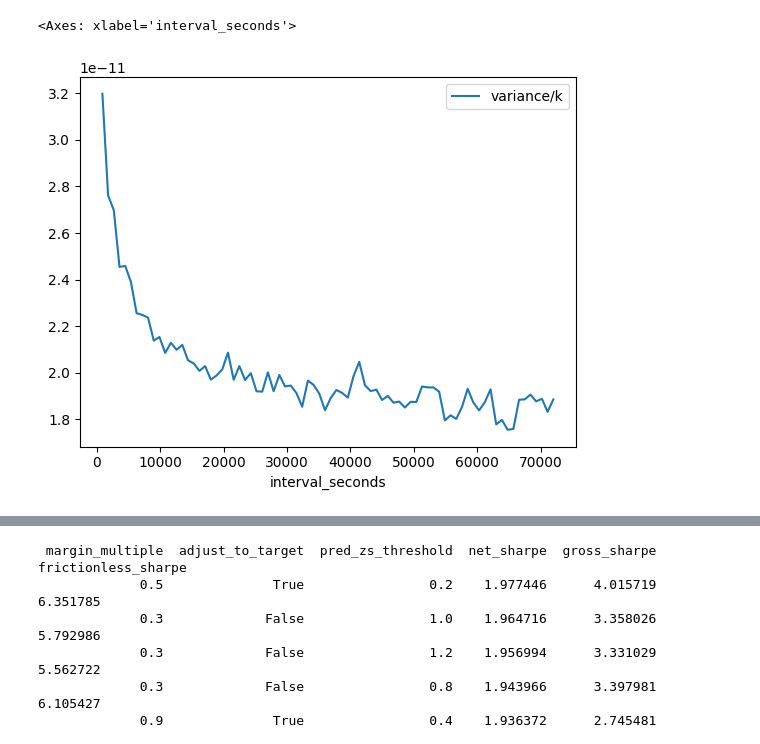
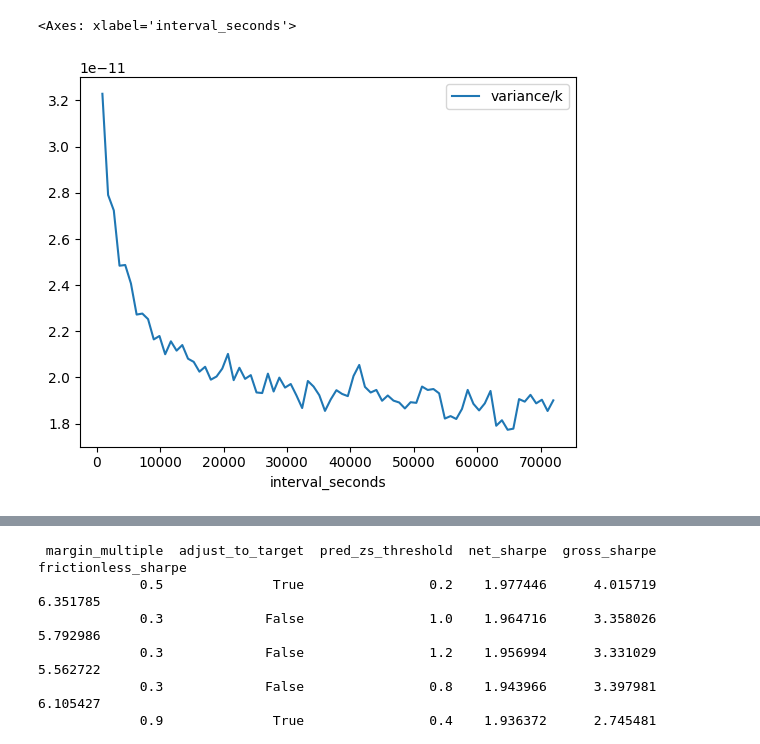
Before and after one commit to muqali/systematic-trading, a Jupyter notebook: src/systematic_trading/research/sgd_neer.ipynb, the cells around one changed output, grey strips where cells are left out. Saved outputs shown, nothing was run; the diff lists cells and outputs as text; code cells hidden in the pictures.

```diff
--- a/src/systematic_trading/research/sgd_neer.ipynb
+++ b/src/systematic_trading/research/sgd_neer.ipynb
@@ -35,5 +46,6 @@ strategy = SGDNEERStrategy(instruments, prices,
                          "delay_trade_on_signal": False
                         })
 # %%
-index_ret_series = strategy.build_rets_vs_sgd()["index"]
-currency_ret_series = strategy.build_rets_vs_sgd()["EUR"]
+rets_vs_sgd = sn.build_rets_vs_sgd(prices)
+index_ret_series = rets_vs_sgd["index"]
+currency_ret_series = rets_vs_sgd["EUR"]
@@ -40,14 +58,6 @@ currency_ret_series = strategy.build_rets_vs_sgd()["EUR"]
 # %%
-import mean_reversion as mv
-import sgd_neer as sn
-
-importlib.reload(mv)
-importlib.reload(sn)
-from mean_reversion import variance_ratio, return_regression_heatmap, rolling_return_regression, apply_position
-from sgd_neer import regression_stats, sharpe, rolling_panel_regression
-
-variance_ratio(index_ret_series, pd.Timedelta(seconds=72000)).plot()
+mr.variance_ratio(index_ret_series, pd.Timedelta(seconds=72000)).plot()
 # %% [output]
 <Axes: xlabel='interval_seconds'>
-[figure, old version]
+[figure, new version]
 # %%
```
Also changed, not shown: parts of 12 cells of this notebook, 3 other files.
